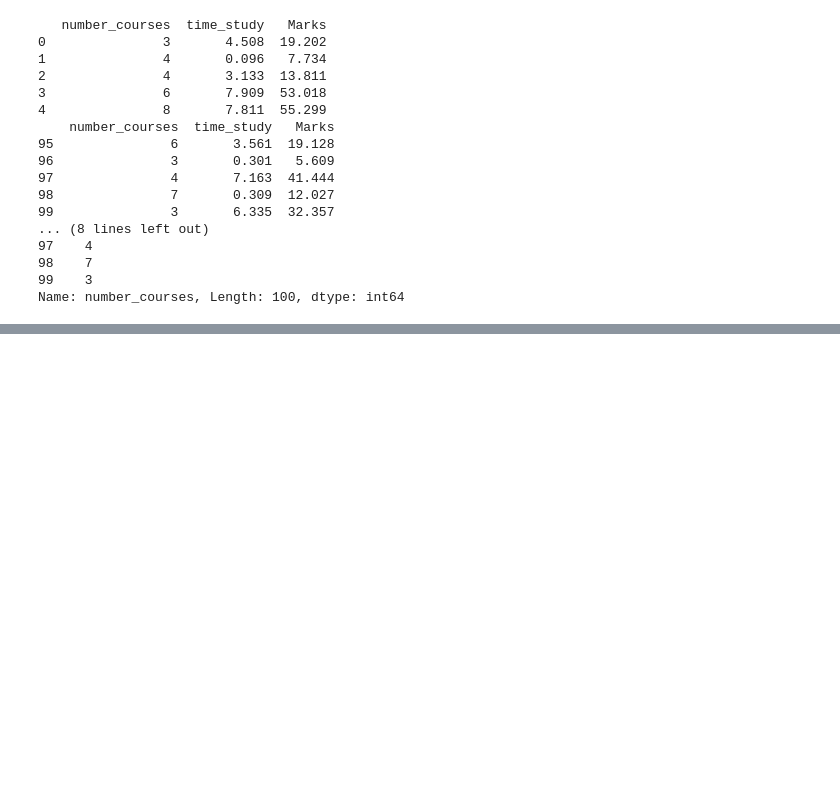
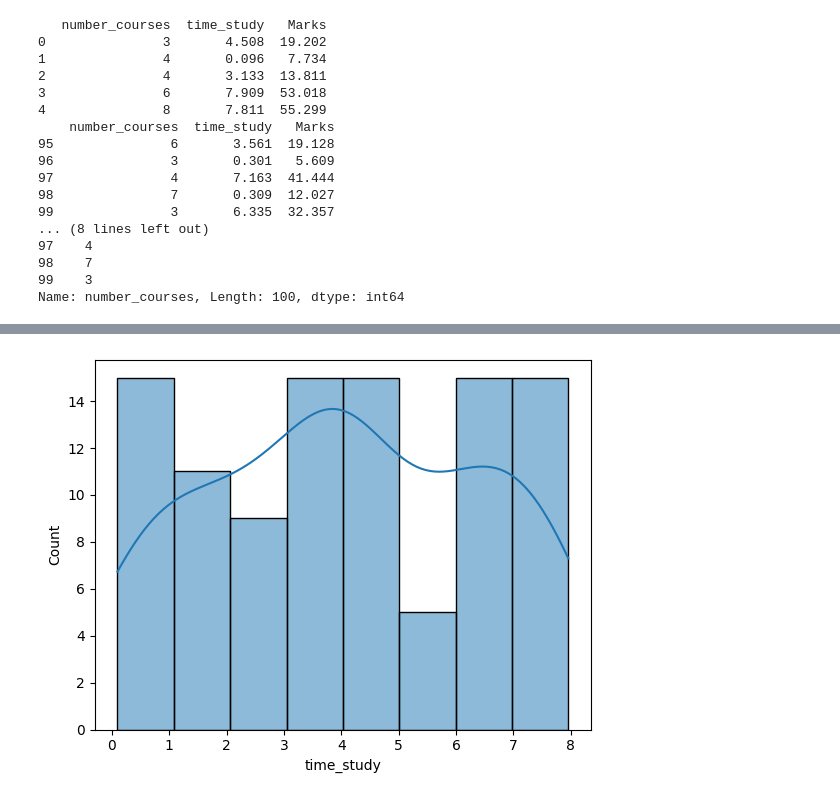
Before and after one commit to prnvpwr2612/DMA-Codes, a Jupyter notebook: Experiment02.ipynb, the cells around one changed output, grey strips where cells are left out. Saved outputs shown, nothing was run; the diff lists cells and outputs as text; code cells hidden in the pictures; blank space fills up the shorter version.

```diff
--- a/Experiment02.ipynb
+++ b/Experiment02.ipynb
@@ -68,0 +101,6 @@ Name: number_courses, Length: 100, dtype: int64
+# %%
+time=marks['time_study']
+sns.histplot(time, kde=True)
+plt.show()
+# %% [output]
+[figure, added]
```
Also changed, not shown: parts of 3 cells of this notebook.
